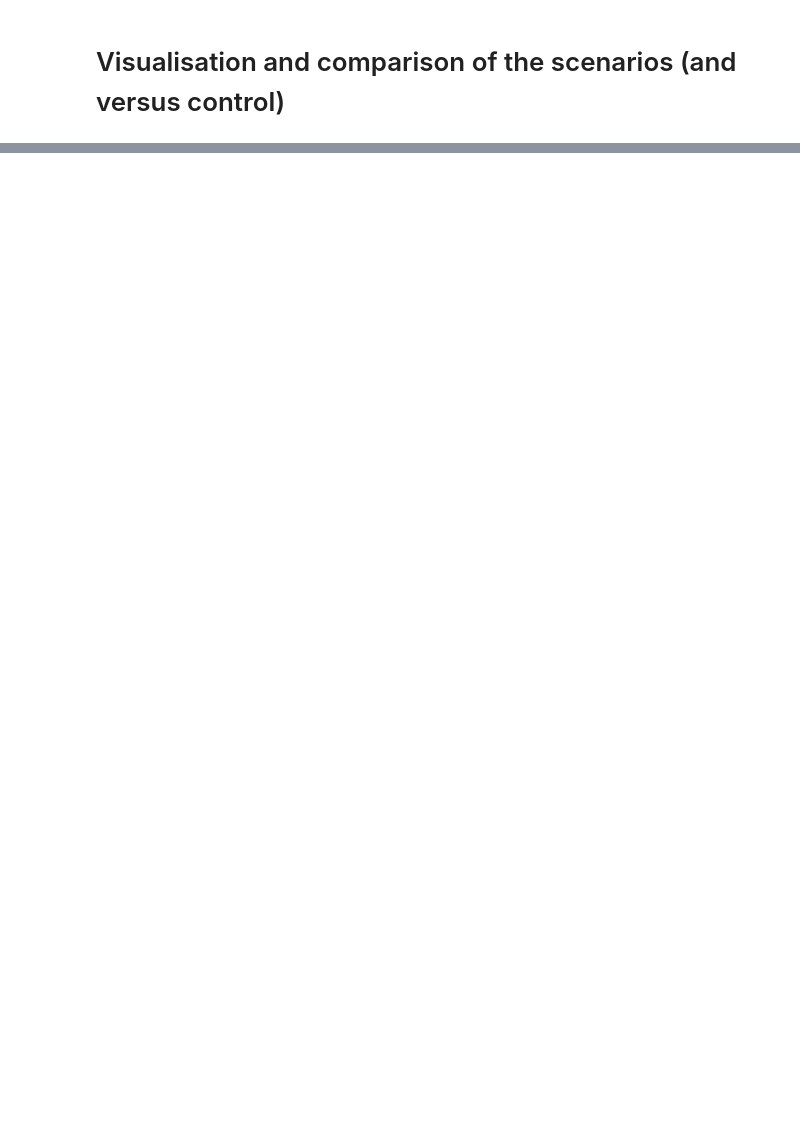
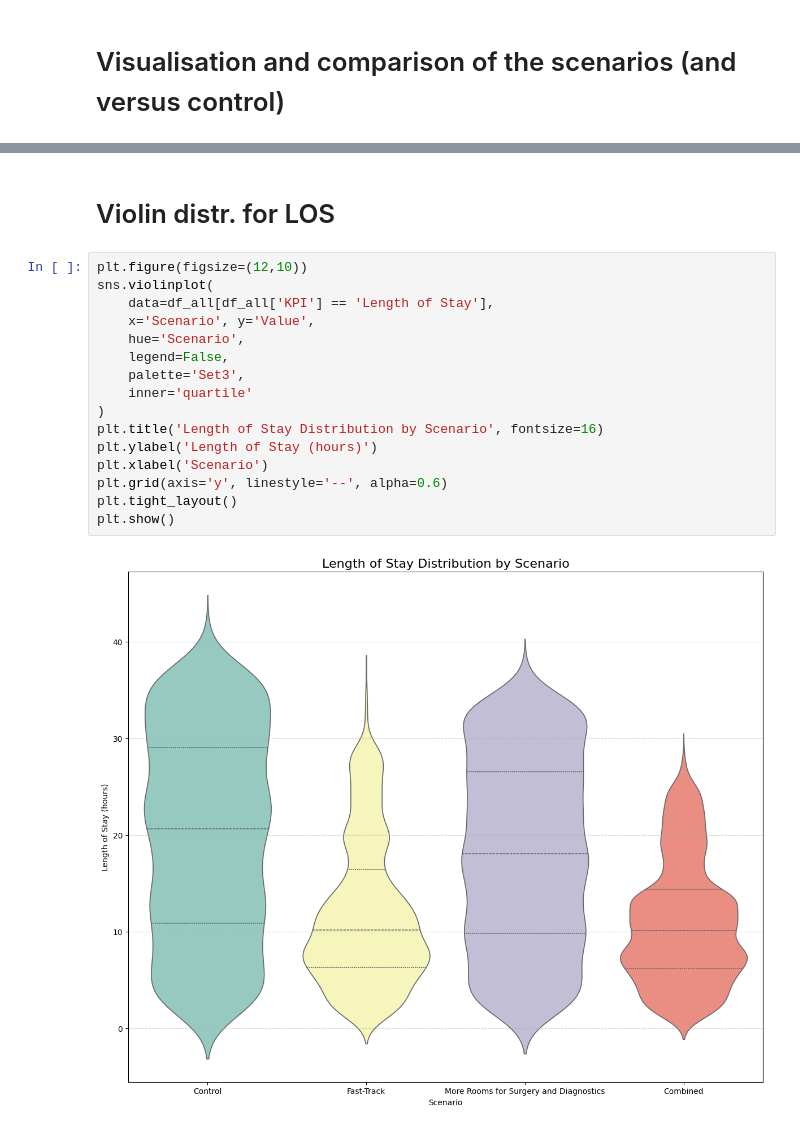
Before and after one commit to chigvintseva/UniProject-simulation-techniques, a Jupyter notebook: main.ipynb, the cells around one changed output, grey strips where cells are left out. Drawn from its saved outputs; the diff is of its cells as text; blank space fills up the shorter version.

```diff
--- a/main.ipynb
+++ b/main.ipynb
@@ -861,0 +984,20 @@ Diagnostic Room Utilization: 33.46% average utilization
+# %% [markdown]
+# Violin distr. for LOS
+# %%
+plt.figure(figsize=(12,10))
+sns.violinplot(
+    data=df_all[df_all['KPI'] == 'Length of Stay'],
+    x='Scenario', y='Value',
+    hue='Scenario',
+    legend=False,
+    palette='Set3',
+    inner='quartile'
+)
+plt.title('Length of Stay Distribution by Scenario', fontsize=16)
+plt.ylabel('Length of Stay (hours)')
+plt.xlabel('Scenario')
+plt.grid(axis='y', linestyle='--', alpha=0.6)
+plt.tight_layout()
+plt.show()
+# %% [output]
+[figure, added]
```
Also changed, not shown: parts of 6 cells of this notebook.
